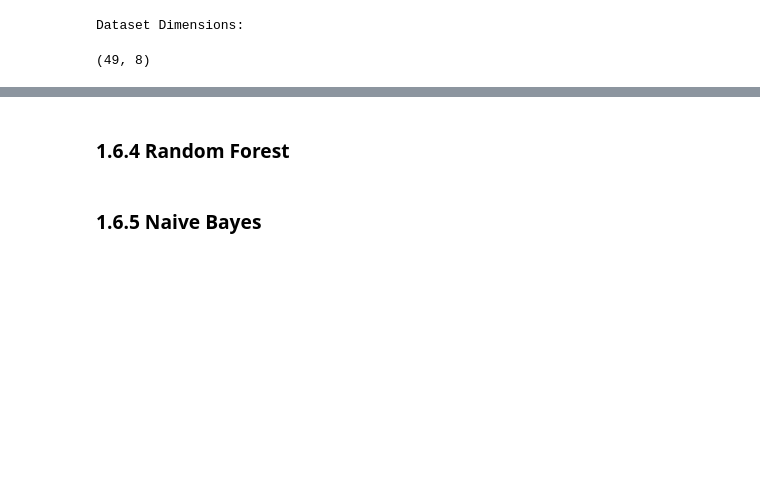
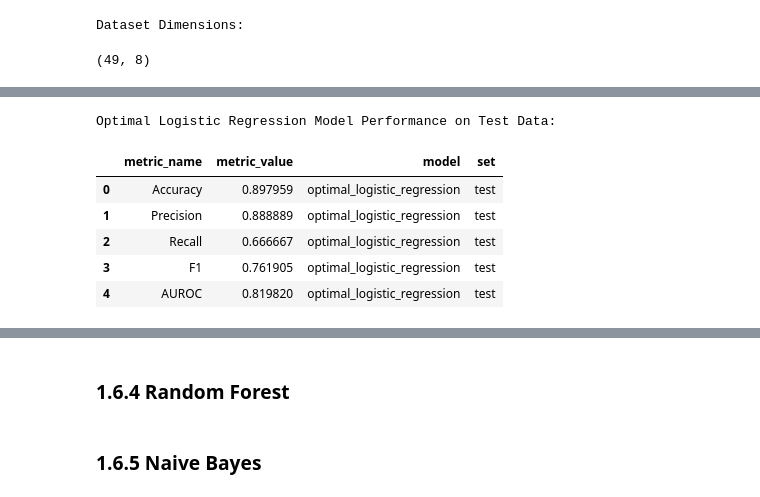
Before and after one commit to JohnPaulinePineda/Supervised-Machine-Learning-Classification-Final-Assignment, a Jupyter notebook: ClassificationForMachineLearning_FinalAssignment.ipynb, the cells around one changed output, grey strips where cells are left out. Drawn from its saved outputs; the diff is of its cells as text; code cells hidden in the pictures; blank space fills up the shorter version.

```diff
--- a/ClassificationForMachineLearning_FinalAssignment.ipynb
+++ b/ClassificationForMachineLearning_FinalAssignment.ipynb
@@ -1988,2 +2077,25 @@ def model_performance_evaluation(y_true, y_pred):
+# %%
+##################################
+# Evaluating the optimal logistic regression model
+# on the test set
+##################################
+optimal_logistic_regression_y_hat_test = optimal_logistic_regression.predict(X_test)
+
+##################################
+# Gathering the model evaluation metrics
+##################################
+optimal_logistic_regression_performance_test = model_performance_evaluation(y_test, optimal_logistic_regression_y_hat_test)
+optimal_logistic_regression_performance_test['model'] = ['optimal_logistic_regression'] * 5
+optimal_logistic_regression_performance_test['set'] = ['test'] * 5
+print('Optimal Logistic Regression Model Performance on Test Data: ')
+display(optimal_logistic_regression_performance_test)
+# %% [output]
+Optimal Logistic Regression Model Performance on Test Data:
+|  | metric_name | metric_value | model | set |
+| 0 | Accuracy | 0.897959 | optimal_logistic_regression | test |
+| 1 | Precision | 0.888889 | optimal_logistic_regression | test |
+| 2 | Recall | 0.666667 | optimal_logistic_regression | test |
+| 3 | F1 | 0.761905 | optimal_logistic_regression | test |
+| 4 | AUROC | 0.819820 | optimal_logistic_regression | test |
 # %% [markdown]
 ### 1.6.3 Decision Trees <a class="anchor" id="1.6.3"></a>
```
Also changed, not shown: parts of 16 cells of this notebook.
